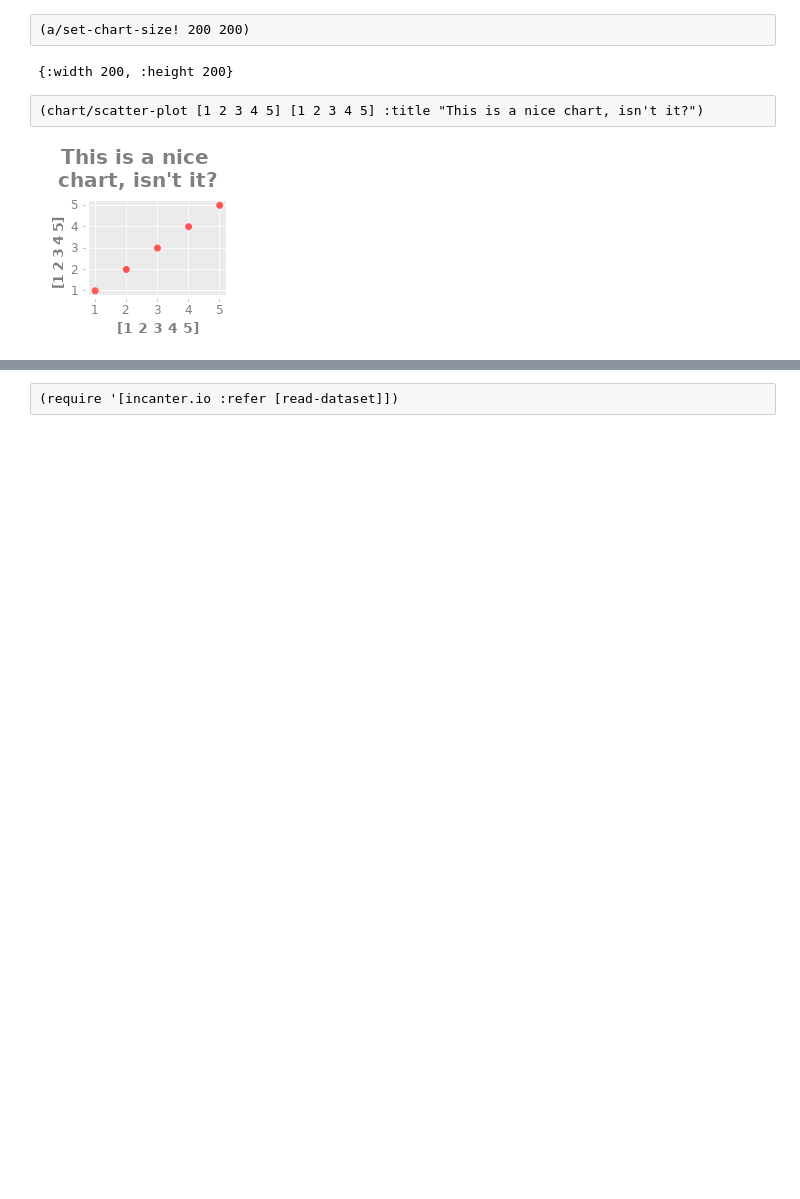
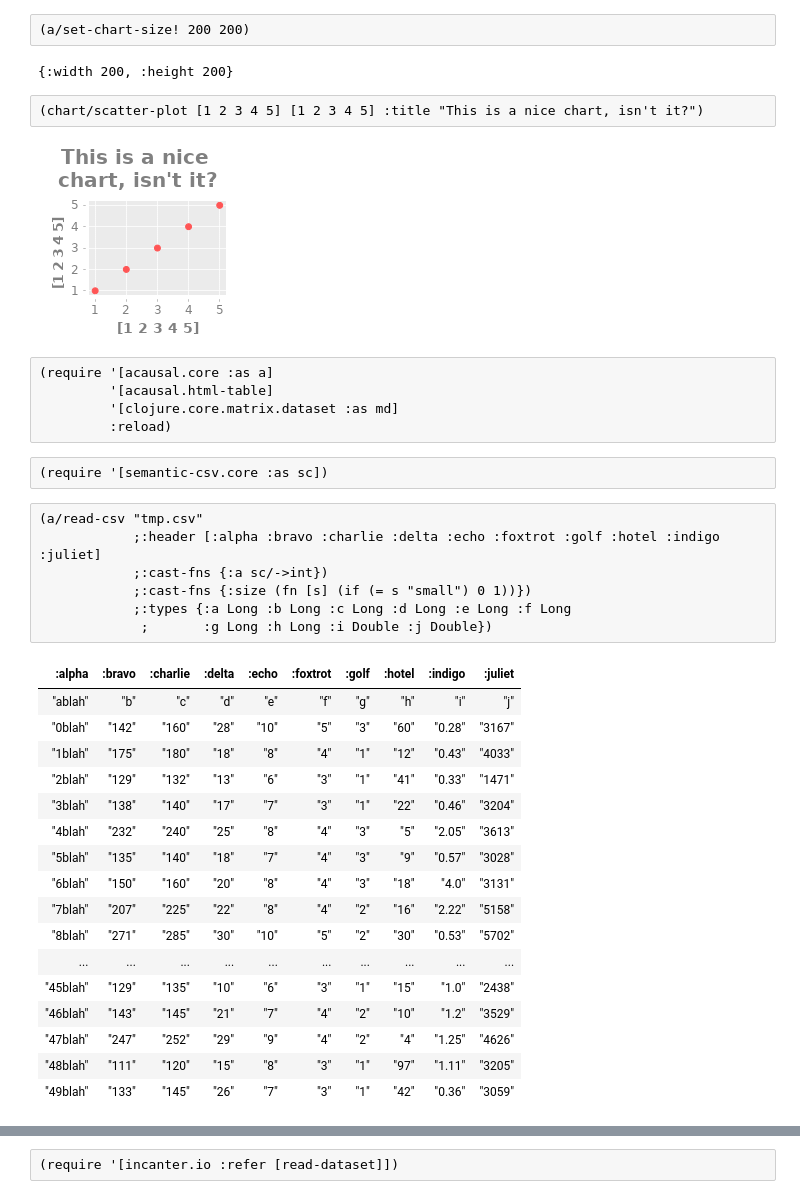
Before and after one commit to jtcbrule/whittemore, a Jupyter notebook: data-tests.ipynb, the cells around one changed output, grey strips where cells are left out. Drawn from its saved outputs; the diff is of its cells as text; blank space fills up the shorter version.

Commit message:
Update read-csv function

```diff
--- a/data-tests.ipynb
+++ b/data-tests.ipynb
@@ -176,3 +176,35 @@ java.lang.Double
 (chart/scatter-plot [1 2 3 4 5] [1 2 3 4 5] :title "This is a nice chart, isn't it?")
 # %% [output]
 [figure]
+# %%
+(require '[acausal.core :as a]
+         '[acausal.html-table]
+         '[clojure.core.matrix.dataset :as md]
+         :reload)
+# %%
+(require '[semantic-csv.core :as sc])
+# %%
+(a/read-csv "tmp.csv"
+            ;:header [:alpha :bravo :charlie :delta :echo :foxtrot :golf :hotel :indigo :juliet]
+            ;:cast-fns {:a sc/->int})
+            ;:cast-fns {:size (fn [s] (if (= s "small") 0 1))})
+            ;:types {:a Long :b Long :c Long :d Long :e Long :f Long
+             ;       :g Long :h Long :i Double :j Double})
+# %% [output]
+| :alpha | :bravo | :charlie | :delta | :echo | :foxtrot | :golf | :hotel | :indigo | :juliet |
+| "ablah" | "b" | "c" | "d" | "e" | "f" | "g" | "h" | "i" | "j" |
+| "0blah" | "142" | "160" | "28" | "10" | "5" | "3" | "60" | "0.28" | "3167" |
+| "1blah" | "175" | "180" | "18" | "8" | "4" | "1" | "12" | "0.43" | "4033" |
+| "2blah" | "129" | "132" | "13" | "6" | "3" | "1" | "41" | "0.33" | "1471" |
+| "3blah" | "138" | "140" | "17" | "7" | "3" | "1" | "22" | "0.46" | "3204" |
+| "4blah" | "232" | "240" | "25" | "8" | "4" | "3" | "5" | "2.05" | "3613" |
+| "5blah" | "135" | "140" | "18" | "7" | "4" | "3" | "9" | "0.57" | "3028" |
+| "6blah" | "150" | "160" | "20" | "8" | "4" | "3" | "18" | "4.0" | "3131" |
+| "7blah" | "207" | "225" | "22" | "8" | "4" | "2" | "16" | "2.22" | "5158" |
+| "8blah" | "271" | "285" | "30" | "10" | "5" | "2" | "30" | "0.53" | "5702" |
+| ... | ... | ... | ... | ... | ... | ... | ... | ... | ... |
+| "45blah" | "129" | "135" | "10" | "6" | "3" | "1" | "15" | "1.0" | "2438" |
+| "46blah" | "143" | "145" | "21" | "7" | "4" | "2" | "10" | "1.2" | "3529" |
+| "47blah" | "247" | "252" | "29" | "9" | "4" | "2" | "4" | "1.25" | "4626" |
+| "48blah" | "111" | "120" | "15" | "8" | "3" | "1" | "97" | "1.11" | "3205" |
+| "49blah" | "133" | "145" | "26" | "7" | "3" | "1" | "42" | "0.36" | "3059" |
```
Also changed, not shown: parts of 20 cells of this notebook, 3 other files.
